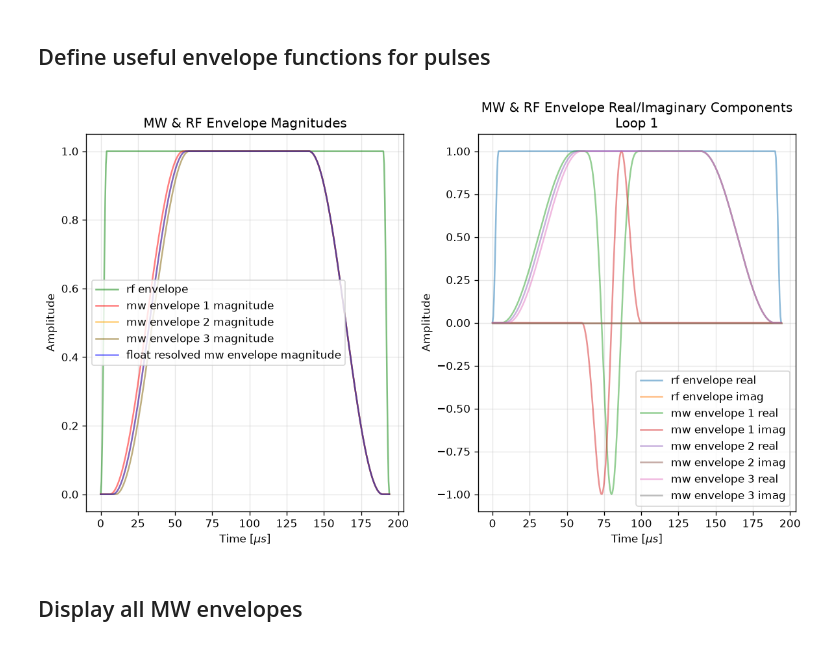
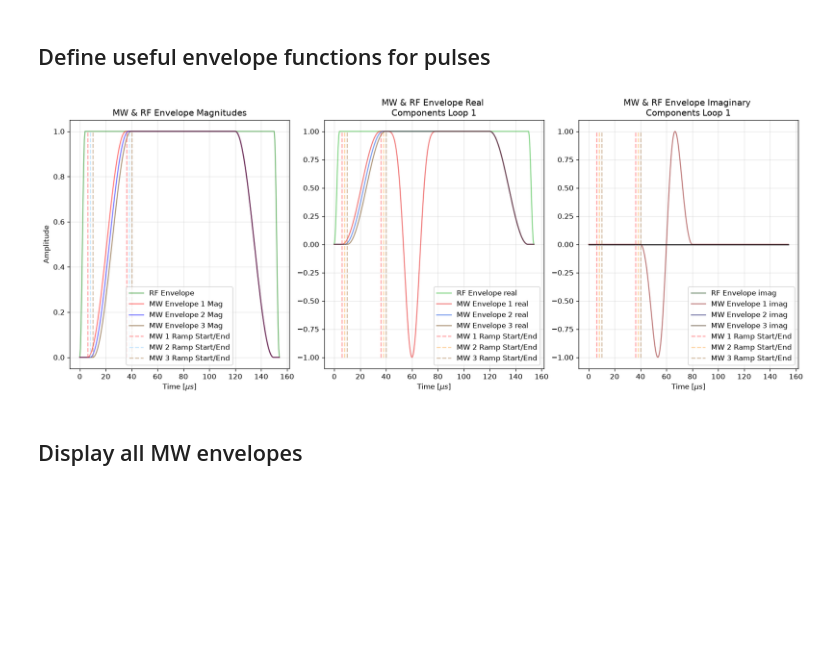
Before and after one commit to hershelweiner/NV-Center-Berry-Phase, a Jupyter notebook: NV_Berry_Phase_sim.ipynb, the cells around one changed output. Cells and saved outputs as stored; diff of their text form; code cells hidden in the pictures; blank space fills up the shorter version.

```diff
--- a/NV_Berry_Phase_sim.ipynb
+++ b/NV_Berry_Phase_sim.ipynb
@@ -345,13 +354,13 @@ def mw_loop_sequence_envelope(time_us, loop = "1", order="1"):
 
     if order == "1":
         t_mw_ramp_start_us = t_mw1_ramp_start_us
-        t_mw_ramp_end_us = t_mw_ramp_start_us + mw_loop_ramp_us
+        t_mw_ramp_end_us = t_mw_ramp_start_us + mw_loop_ramp_us[0]
     elif order == "2":
         t_mw_ramp_start_us = t_mw2_ramp_start_us
-        t_mw_ramp_end_us = t_mw_ramp_start_us + mw_loop_ramp_us
+        t_mw_ramp_end_us = t_mw_ramp_start_us + mw_loop_ramp_us[1]
     elif order == "3":
         t_mw_ramp_start_us = t_mw3_ramp_start_us
-        t_mw_ramp_end_us = t_mw_ramp_start_us + mw_loop_ramp_us
+        t_mw_ramp_end_us = t_mw_ramp_start_us + mw_loop_ramp_us[2]
     else:
         raise ValueError("Variable 'order' must be either '1', '2', or '3'")
 
@@ -425,53 +434,90 @@ mw_envelope_grids = {
 
 # create a float resolvable time which uses the simulation time to interpolate a
 #   float from the cached envelope
 def mw_loop_sequence_envelope_float_resolvable(time_us, loop, order, **kwargs):
     if is_iterable(time_us):
         envelope = mw_loop_sequence_envelope(time_us, loop, order)
         return envelope
     else:
         envelope = mw_envelope_grids[f"{loop}-{order}"]
         return np.interp(time_us, SIMULATION_TIME, envelope)
 
 rf_envelope_plot = rf_envelope(SIMULATION_TIME)
 mw_envelope_1 = mw_loop_sequence_envelope(SIMULATION_TIME, loop="1", order="1")
 mw_envelope_2 = mw_loop_sequence_envelope(SIMULATION_TIME, loop="const", order="2")
 mw_envelope_3 = mw_loop_sequence_envelope(SIMULATION_TIME, loop="const", order="3")
-mw_envelope_float_resolvable = mw_loop_sequence_envelope_float_resolvable(SIMULATION_TIME, loop="const", order="2")
+# mw_envelope_float_resolvable = mw_loop_sequence_envelope_float_resolvable(SIMULATION_TIME, loop="const", order="2")
 
-fig, ax = plt.subplots(1, 2, figsize=(10, 6))
+fig, ax = plt.subplots(1, 3, figsize=(15, 6), sharey=False)
+
 ax[0].plot(SIMULATION_TIME, rf_envelope_plot,
-                    alpha=0.5, color='green', label='rf envelope')
+                    alpha=0.5, color='green', label='RF Envelope')
 ax[0].plot(SIMULATION_TIME, np.abs(mw_envelope_1),
-                    alpha=0.5, color='red', label='mw envelope 1 magnitude')
+                    alpha=0.5, color='red', label='MW Envelope 1 Mag')
 ax[0].plot(SIMULATION_TIME, np.abs(mw_envelope_2),
-                    alpha=0.5, color='orange', label='mw envelope 2 magnitude')
+                    alpha=0.5, color='blue', label='MW Envelope 2 Mag')
 ax[0].plot(SIMULATION_TIME, np.abs(mw_envelope_3),
-                    alpha=0.5, color='xkcd:shit', label='mw envelope 3 magnitude')
-ax[0].plot(SIMULATION_TIME, np.abs(mw_envelope_float_resolvable),
-                    alpha=0.5, color='blue', label='float resolved mw envelope magnitude')
+                    alpha=0.5, color='xkcd:brown', label='MW Envelope 3 Mag')
+# ax[0].plot(SIMULATION_TIME, np.abs(mw_envelope_float_resolvable),
+#                     alpha=0.5, color='blue', label='float resolved MW 2 Envelope Mag')
+
+ax[1].plot(SIMULATION_TIME, rf_envelope_plot.real, color='xkcd:green',
+                label='RF Envelope real', alpha=0.5,)
+ax[2].plot(SIMULATION_TIME, rf_envelope_plot.imag, color='xkcd:dark green',
+                label='RF Envelope imag', alpha=0.5,)
+ax[1].plot(SIMULATION_TIME, mw_envelope_1.real, color='xkcd:red',
+                label='MW Envelope 1 real', alpha=0.5,)
+ax[2].plot(SIMULATION_TIME, mw_envelope_1.imag, color='xkcd:dark red',
+                label='MW Envelope 1 imag', alpha=0.5,)
+ax[1].plot(SIMULATION_TIME, mw_envelope_2.real, color='xkcd:blue',
+                label='MW Envelope 2 real', alpha=0.5,)
+ax[2].plot(SIMULATION_TIME, mw_envelope_2.imag, color='xkcd:dark blue',
+                label='MW Envelope 2 imag', alpha=0.5,)
+ax[1].plot(SIMULATION_TIME, mw_envelope_3.real, color='xkcd:brown',
+                label='MW Envelope 3 real', alpha=0.5,)
+ax[2].plot(SIMULATION_TIME, mw_envelope_3.imag, color='xkcd:dark brown',
+                label='MW Envelope 3 imag', alpha=0.5,)
+
+ax[0].vlines([t_mw1_ramp_start_us, t_mw_ramp_end_us[0]], 0, 1, label="MW 1 Ramp Start/End",
+             linestyle='--', color='xkcd:light red', alpha=0.5)
+ax[0].vlines([t_mw2_ramp_start_us, t_mw_ramp_end_us[1]], 0, 1, label="MW 2 Ramp Start/End",
+             linestyle='--', color='xkcd:light blue', alpha=0.5)
+ax[0].vlines([t_mw3_ramp_start_us, t_mw_ramp_end_us[2]], 0, 1, label="MW 3 Ramp Start/End",
+             linestyle='--', color='xkcd:light brown', alpha=0.5)
+
+ax[1].vlines([t_mw1_ramp_start_us, t_mw_ramp_end_us[0]], -1, 1, label="MW 1 Ramp Start/End",
+             linestyle='--', color='xkcd:light red', alpha=0.5)
+ax[1].vlines([t_mw2_ramp_start_us, t_mw_ramp_end_us[1]], -1, 1, label="MW 2 Ramp Start/End",
+             linestyle='--', color='xkcd:light orange', alpha=0.5)
+ax[1].vlines([t_mw3_ramp_start_us, t_mw_ramp_end_us[2]], -1, 1, label="MW 3 Ramp Start/End",
+             linestyle='--', color='xkcd:light brown', alpha=0.5)
+
+ax[2].vlines([t_mw1_ramp_start_us, t_mw_ramp_end_us[0]], -1, 1, label="MW 1 Ramp Start/End",
+             linestyle='--', color='xkcd:light red', alpha=0.5)
+ax[2].vlines([t_mw2_ramp_start_us, t_mw_ramp_end_us[1]], -1, 1, label="MW 2 Ramp Start/End",
+             linestyle='--', color='xkcd:light orange', alpha=0.5)
+ax[2].vlines([t_mw3_ramp_start_us, t_mw_ramp_end_us[2]], -1, 1, label="MW 3 Ramp Start/End",
+             linestyle='--', color='xkcd:light brown', alpha=0.5)
+
 ax[0].set_title("MW & RF Envelope Magnitudes")
 ax[0].set_ylabel("Amplitude")
 ax[0].set_xlabel(r"Time $[\mu s]$")
-ax[0].legend()
+ax[0].legend(loc='lower center')
 
-ax[1].plot(SIMULATION_TIME, rf_envelope_plot.real, label='rf envelope real', alpha=0.5,)# color="xkcd:shocking pink")
-ax[1].plot(SIMULATION_TIME, rf_envelope_plot.imag, label='rf envelope imag', alpha=0.5,)# color="xkcd:purpley pink")
-ax[1].plot(SIMULATION_TIME, mw_envelope_1.real, label='mw envelope 1 real', alpha=0.5,)# color="xkcd:red orange")
-ax[1].plot(SIMULATION_TIME, mw_envelope_1.imag, label='mw envelope 1 imag', alpha=0.5,)# color="xkcd:fuchsia")
-ax[1].plot(SIMULATION_TIME, mw_envelope_2.real, label='mw envelope 2 real', alpha=0.5,)# color="xkcd:hunter green")
-ax[1].plot(SIMULATION_TIME, mw_envelope_2.imag, label='mw envelope 2 imag', alpha=0.5,)# color="xkcd:sage")
-ax[1].plot(SIMULATION_TIME, mw_envelope_3.real, label='mw envelope 3 real', alpha=0.5,)# color="xkcd:aqua blue")
-ax[1].plot(SIMULATION_TIME, mw_envelope_3.imag, label='mw envelope 3 imag', alpha=0.5,)# color="xkcd:blue violet")
-ax[1].set_ylabel("Amplitude")
+# ax[1].set_ylabel("Amplitude")
 ax[1].set_xlabel(r"Time $[\mu s]$")
-ax[1].set_title("MW & RF Envelope Real/Imaginary Components\nLoop 1")
+ax[1].set_title("MW & RF Envelope Real \nComponents Loop 1")
 ax[1].legend(loc='lower right')
+
+# ax[2].set_ylabel("Amplitude")
+ax[2].set_xlabel(r"Time $[\mu s]$")
+ax[2].set_title("MW & RF Envelope Imaginary \nComponents Loop 1")
+ax[2].legend(loc='lower right')
 
 plt.tight_layout()
 plt.show()
 # %% [output]
-[figure, old version]
+[figure, new version]
 # %%
 # # create the phase loops
 
```
Also changed, not shown: parts of 18 cells of this notebook.
